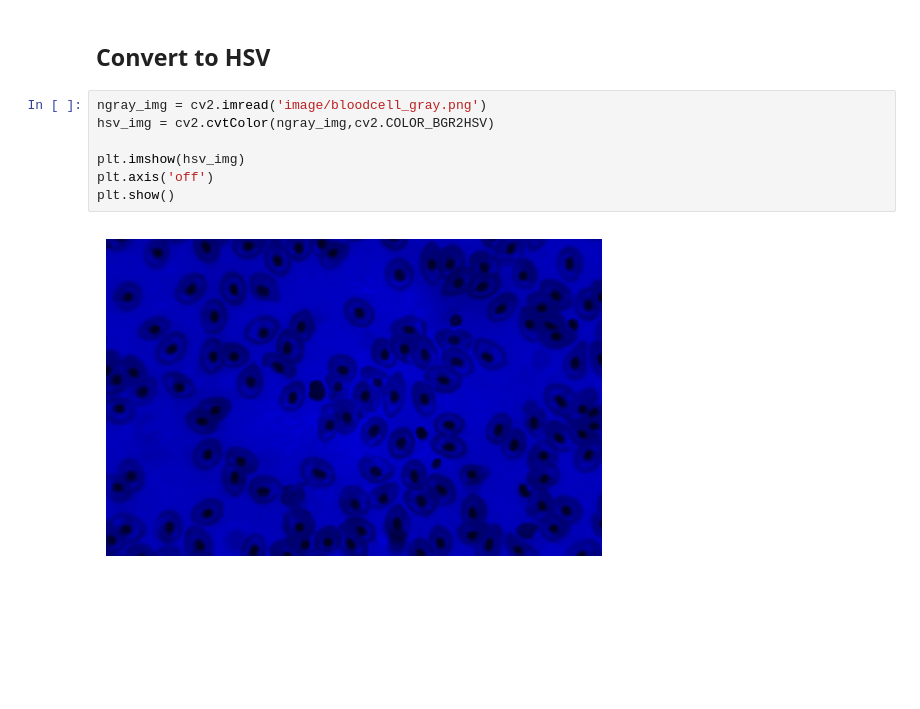
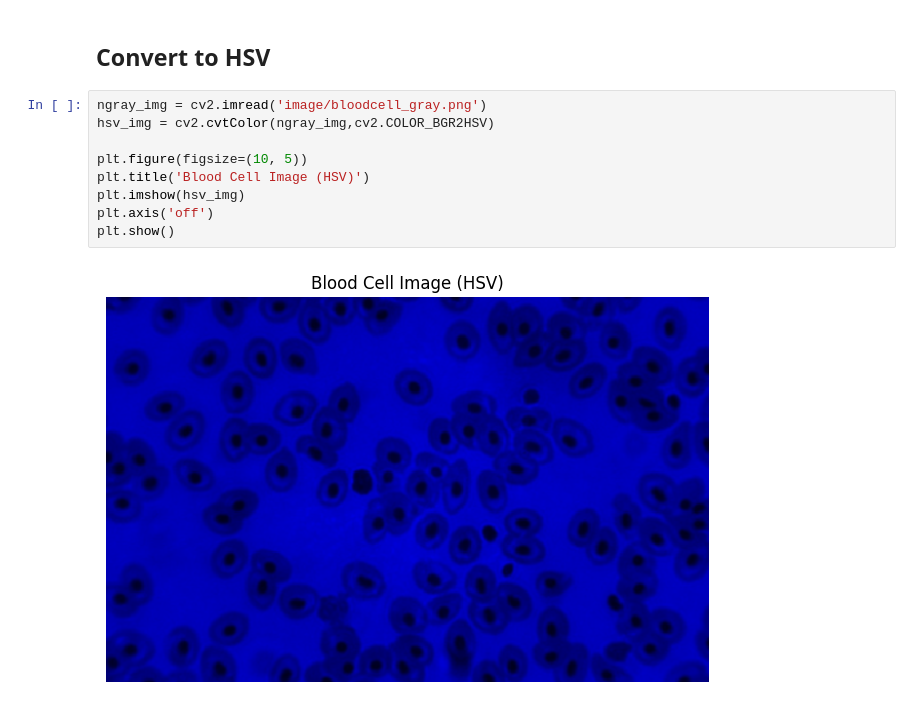
Before and after one commit to ThepokKung/Bloodcell_Detect, a Jupyter notebook: Bloodcell.ipynb, the cells around one changed output. Drawn from its saved outputs; the diff is of its cells as text; blank space fills up the shorter version.

```diff
--- a/Bloodcell.ipynb
+++ b/Bloodcell.ipynb
@@ -34,12 +33,14 @@ True
 # %%
 ngray_img = cv2.imread('image/bloodcell_gray.png')
 hsv_img = cv2.cvtColor(ngray_img,cv2.COLOR_BGR2HSV)
 
+plt.figure(figsize=(10, 5))
+plt.title('Blood Cell Image (HSV)')
 plt.imshow(hsv_img)
 plt.axis('off')
 plt.show()
 # %% [output]
-[figure, old version]
+[figure, new version]
 # %%
 # lower range in HSV
 lower_range = (0, 0, 30)
```
Also changed, not shown: parts of 3 cells of this notebook.
